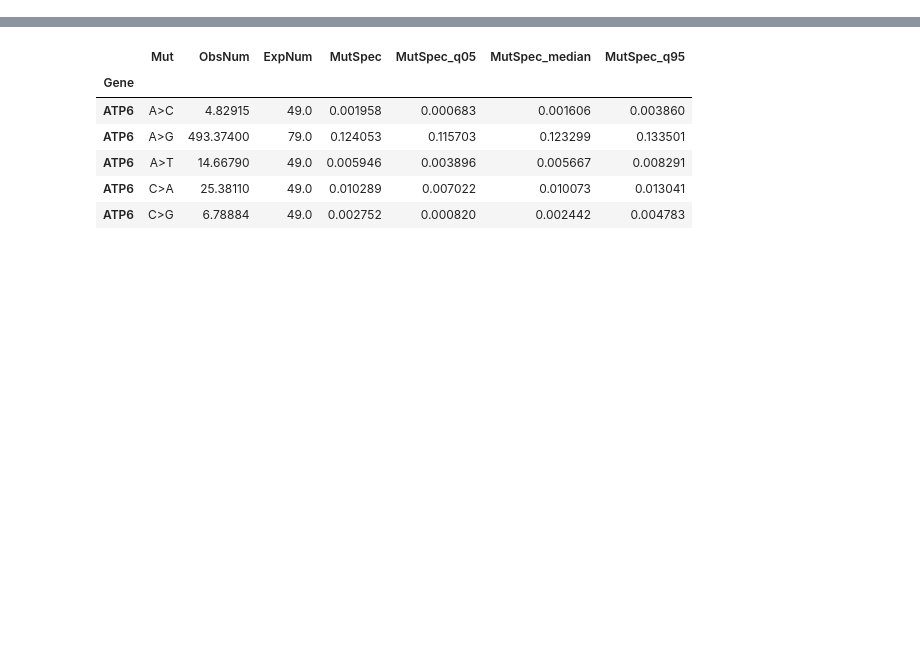
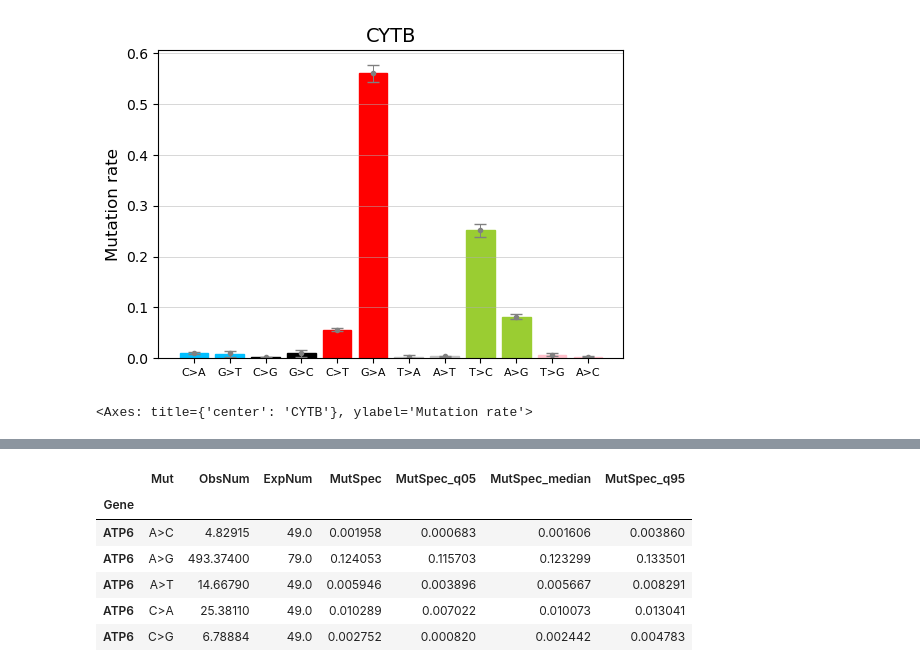
Before and after one commit to mitoclub/AminoAcidShift, a Jupyter notebook: human_germline.ipynb, the cells around one changed output, grey strips where cells are left out. Cells and saved outputs as stored; diff of their text form; code cells hidden in the pictures; blank space fills up the shorter version.

```diff
--- a/human_germline.ipynb
+++ b/human_germline.ipynb
@@ -20,0 +98,5 @@ coda = CodonAnnotation(2)
+# %%
+plot_mutspec12(spectra.query('Gene == "CYTB"'), title='CYTB', ylabel='Mutation rate', )
+# %% [output]
+[figure, added]
+<Axes: title={'center': 'CYTB'}, ylabel='Mutation rate'>
```
Also changed, not shown: parts of 11 cells of this notebook, 1 other file.
